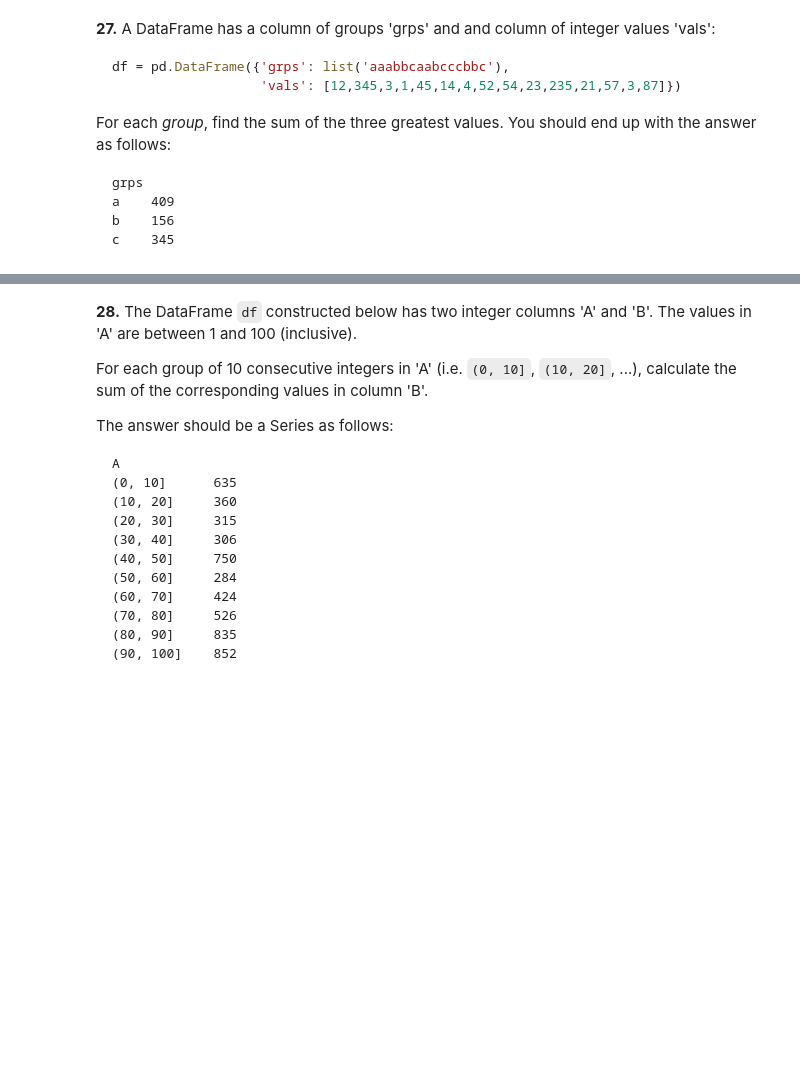
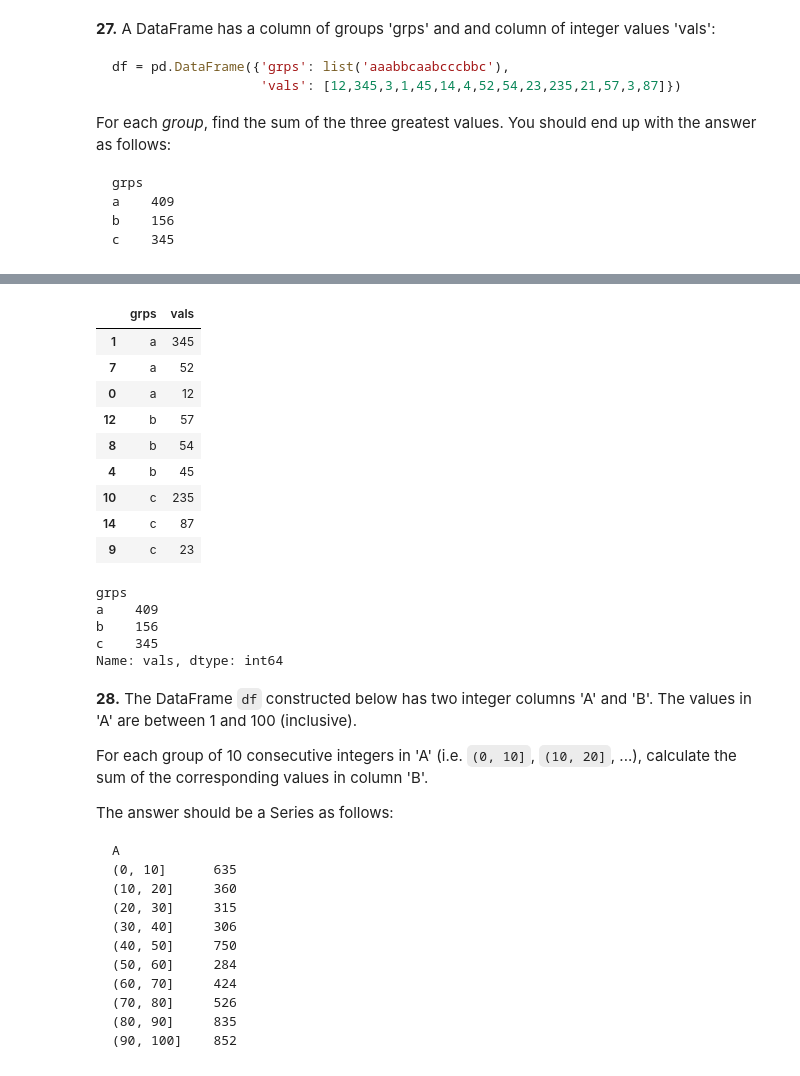
Before and after one commit to drksz/100-Pandas-Problems-Challenge, a Jupyter notebook: 100-pandas-puzzles.ipynb, the cells around one changed output, grey strips where cells are left out. Saved outputs shown, nothing was run; the diff lists cells and outputs as text; code cells hidden in the pictures; blank space fills up the shorter version.

```diff
--- a/100-pandas-puzzles.ipynb
+++ b/100-pandas-puzzles.ipynb
@@ -539,3 +577,30 @@ df = pd.DataFrame({'grps': list('aaabbcaabcccbbc'),
+# %%
+# Apply a .groupby() to that dataframe
+# Note that .groupby() returns a groupby object but
+# applying an aggregation function turns it into a dataframe
+first_three = sorted_df.groupby('grps').head(3)
+first_three
+
+# Effectively takes only the first three values per group
+# %% [output]
+|  | grps | vals |
+| 1 | a | 345 |
+| 7 | a | 52 |
+| 0 | a | 12 |
+| 12 | b | 57 |
+| 8 | b | 54 |
+| 4 | b | 45 |
+| 10 | c | 235 |
+| 14 | c | 87 |
+| 9 | c | 23 |
+# %%
+first_three.groupby('grps')['vals'].sum()
+# %% [output]
+grps
+a    409
+b    156
+c    345
+Name: vals, dtype: int64
 # %% [markdown]
 **28.** The DataFrame `df` constructed below has two integer columns 'A' and 'B'. The values in 'A' are between 1 and 100 (inclusive).
 
```
Also changed, not shown: parts of 2 cells of this notebook.
